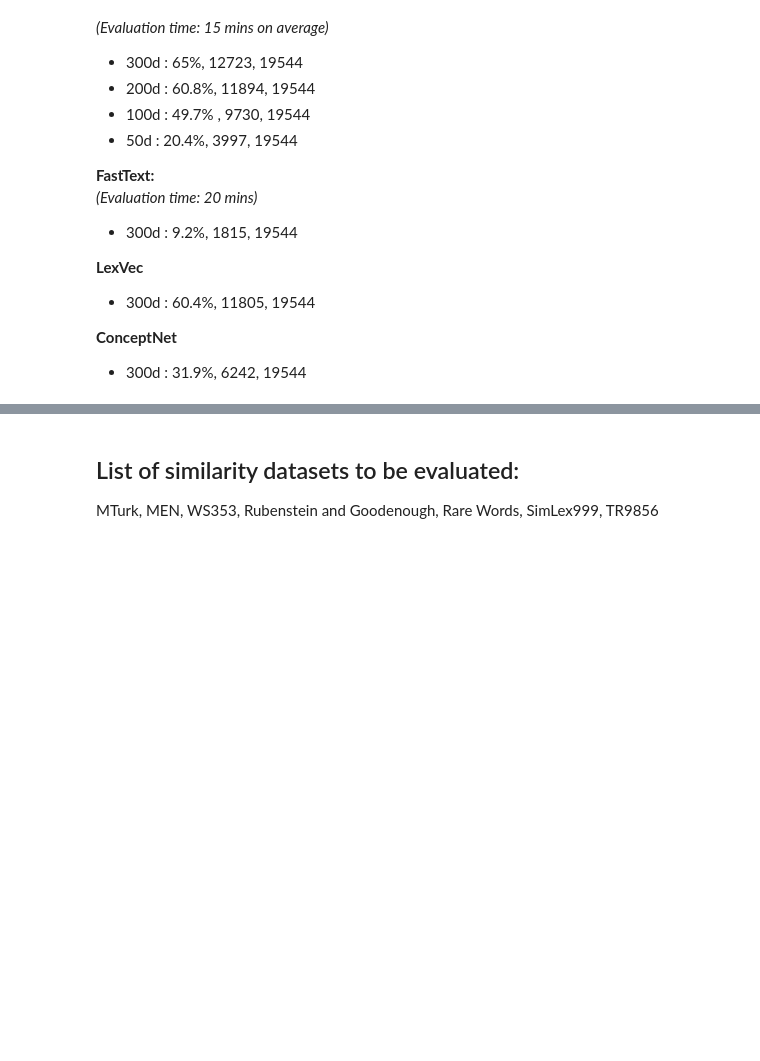
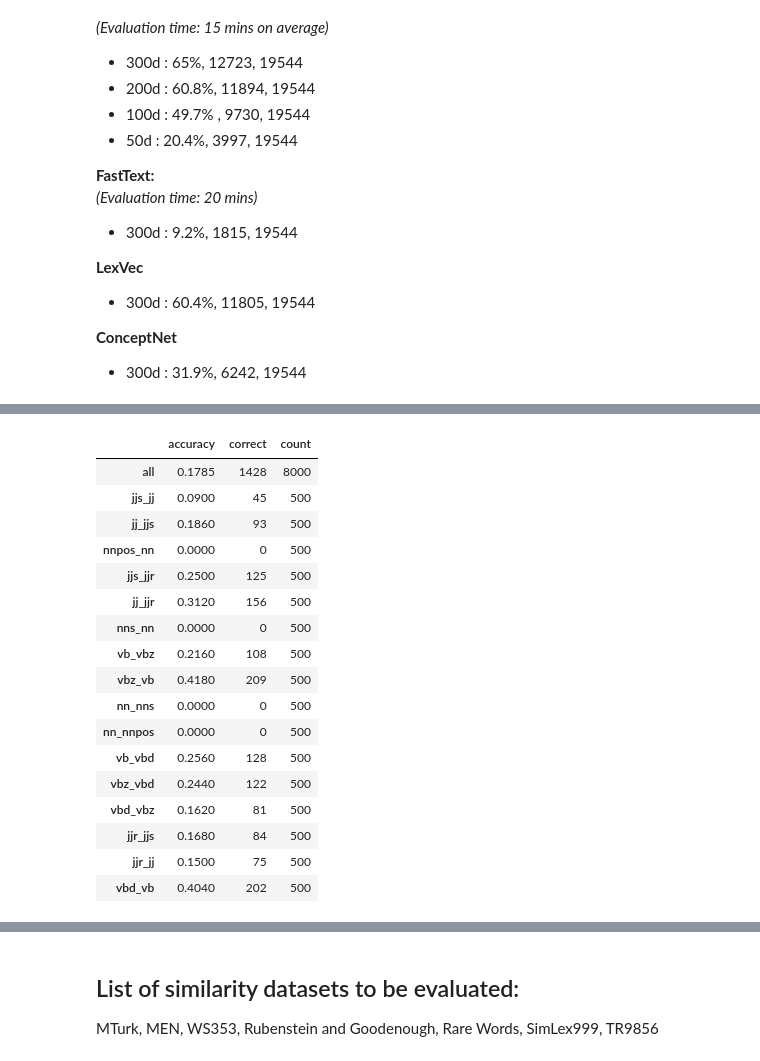
Before and after one commit to dsp6414/NLP_Training, a Jupyter notebook: Notebooks/Assignment 1 - Part 2.ipynb, the cells around one changed output, grey strips where cells are left out. Drawn from its saved outputs; the diff is of its cells as text; code cells hidden in the pictures; blank space fills up the shorter version.

```diff
--- a/Notebooks/Assignment 1 - Part 2.ipynb
+++ b/Notebooks/Assignment 1 - Part 2.ipynb
@@ -199,0 +404,23 @@ google_analogy = fetch_google_analogy('../Data/Analogy/EN-GOOGLE.txt')
+# %%
+#Fast Text
+results = compute_analogy(fast_text, msr)
+results
+# %% [output]
+|  | accuracy | correct | count |
+| all | 0.1785 | 1428 | 8000 |
+| jjs_jj | 0.0900 | 45 | 500 |
+| jj_jjs | 0.1860 | 93 | 500 |
+| nnpos_nn | 0.0000 | 0 | 500 |
+| jjs_jjr | 0.2500 | 125 | 500 |
+| jj_jjr | 0.3120 | 156 | 500 |
+| nns_nn | 0.0000 | 0 | 500 |
+| vb_vbz | 0.2160 | 108 | 500 |
+| vbz_vb | 0.4180 | 209 | 500 |
+| nn_nns | 0.0000 | 0 | 500 |
+| nn_nnpos | 0.0000 | 0 | 500 |
+| vb_vbd | 0.2560 | 128 | 500 |
+| vbz_vbd | 0.2440 | 122 | 500 |
+| vbd_vbz | 0.1620 | 81 | 500 |
+| jjr_jjs | 0.1680 | 84 | 500 |
+| jjr_jj | 0.1500 | 75 | 500 |
+| vbd_vb | 0.4040 | 202 | 500 |
```
Also changed, not shown: parts of 26 cells of this notebook, 4 other files.
